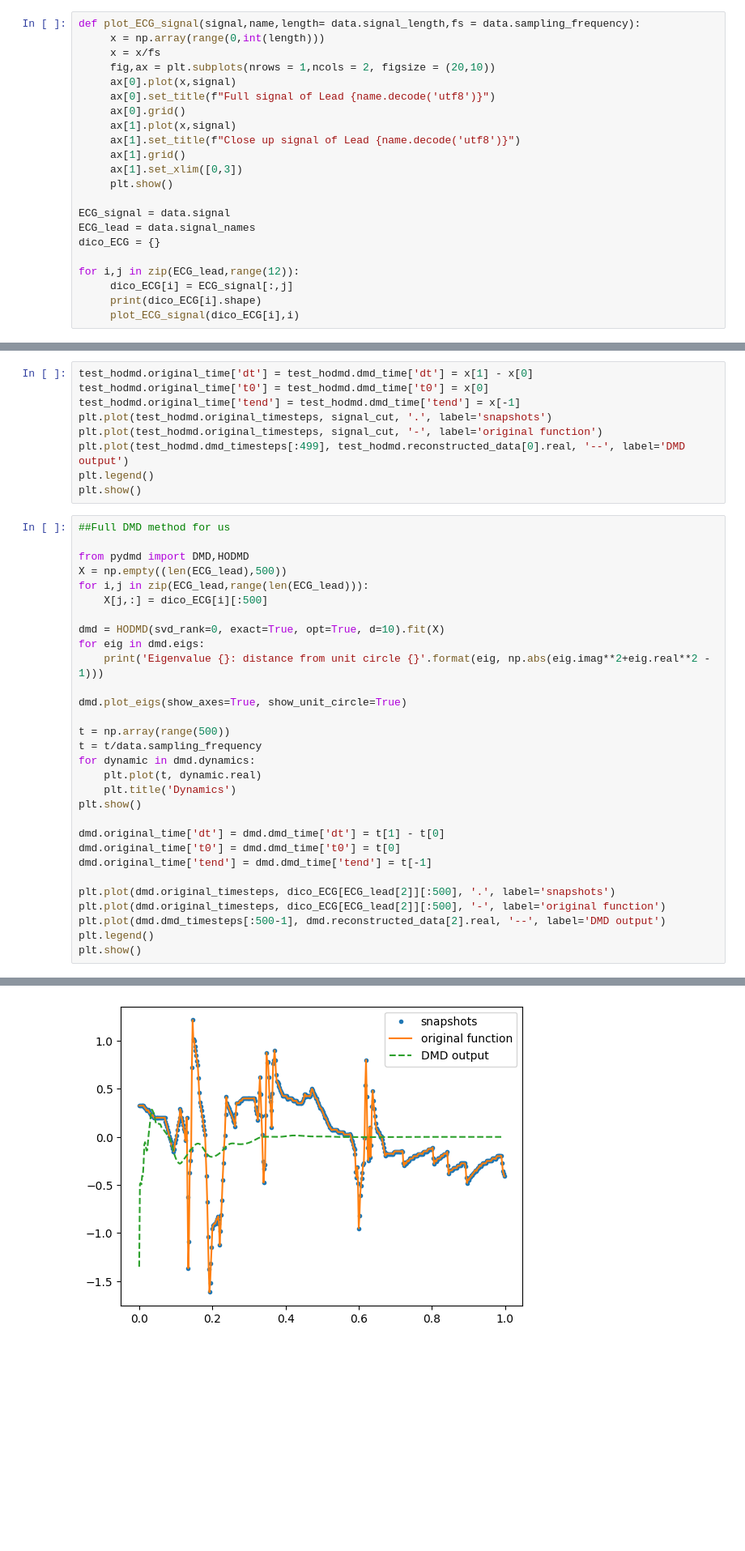
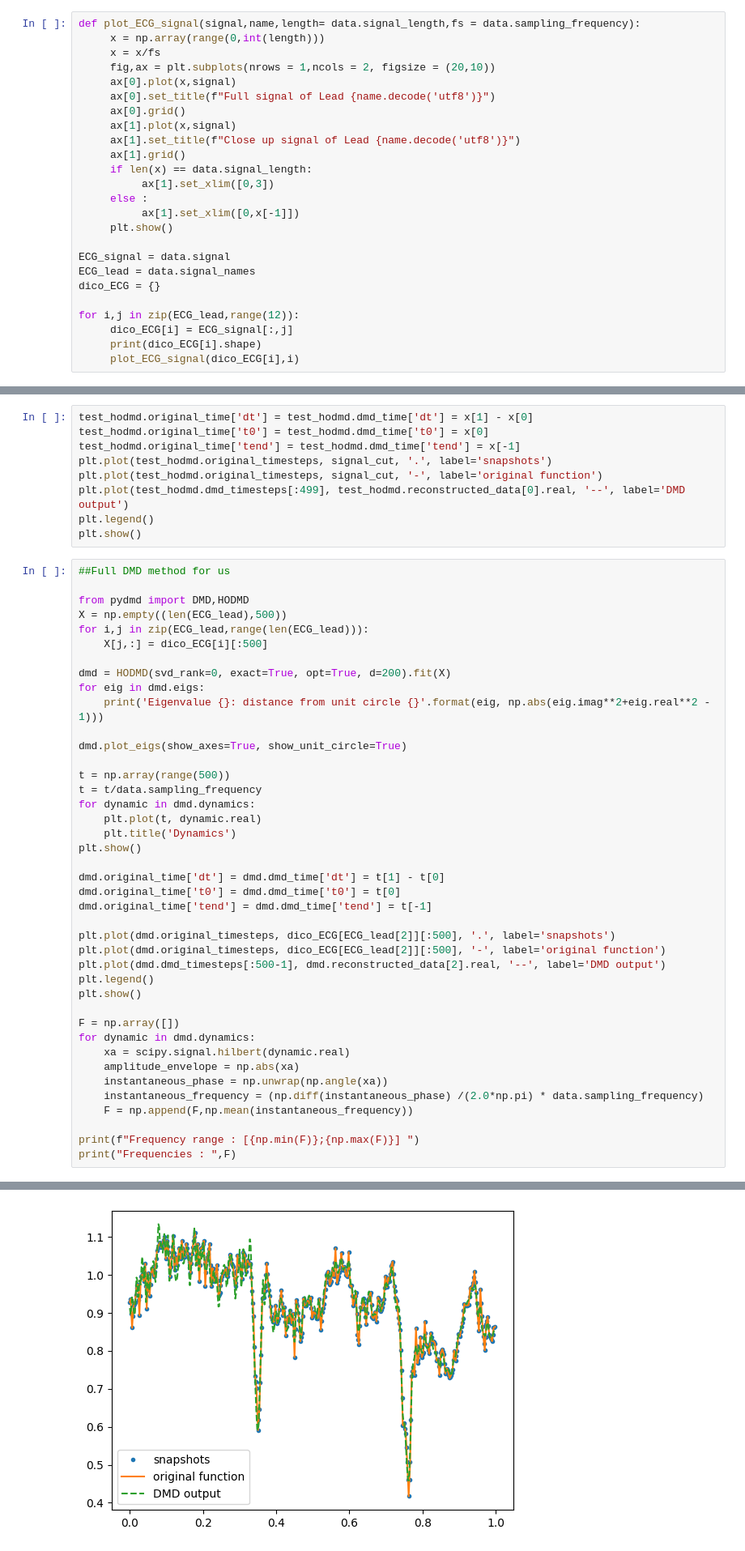
Before and after one commit to CBergerEPFL/maitrise, a Jupyter notebook: test_sample.ipynb, the cells around one changed output, grey strips where cells are left out. Shown at 81% size. Cells and saved outputs as stored; diff of their text form; blank space fills up the shorter version.

Commit message:
HODMD

```diff
--- a/test_sample.ipynb
+++ b/test_sample.ipynb
@@ -43,7 +43,10 @@ def plot_ECG_signal(signal,name,length= data.signal_length,fs = data.sampling_fr
      ax[1].plot(x,signal)
      ax[1].set_title(f"Close up signal of Lead {name.decode('utf8')}")
      ax[1].grid()
-     ax[1].set_xlim([0,3])
+     if len(x) == data.signal_length:
+          ax[1].set_xlim([0,3])
+     else :
+          ax[1].set_xlim([0,x[-1]])
      plt.show()
 
 ECG_signal = data.signal
@@ -1993,7 +1996,7 @@ X = np.empty((len(ECG_lead),500))
 for i,j in zip(ECG_lead,range(len(ECG_lead))):
     X[j,:] = dico_ECG[i][:500]
 
-dmd = HODMD(svd_rank=0, exact=True, opt=True, d=10).fit(X)
+dmd = HODMD(svd_rank=0, exact=True, opt=True, d=200).fit(X)
 for eig in dmd.eigs:
     print('Eigenvalue {}: distance from unit circle {}'.format(eig, np.abs(eig.imag**2+eig.real**2 - 1)))
 
@@ -2015,4 +2018,15 @@ plt.plot(dmd.original_timesteps, dico_ECG[ECG_lead[2]][:500], '-', label='origin
 plt.plot(dmd.dmd_timesteps[:500-1], dmd.reconstructed_data[2].real, '--', label='DMD output')
 plt.legend()
 plt.show()
+
+F = np.array([])
+for dynamic in dmd.dynamics:
+    xa = scipy.signal.hilbert(dynamic.real)
+    amplitude_envelope = np.abs(xa)
+    instantaneous_phase = np.unwrap(np.angle(xa))
+    instantaneous_frequency = (np.diff(instantaneous_phase) /(2.0*np.pi) * data.sampling_frequency)
+    F = np.append(F,np.mean(instantaneous_frequency))
+
+print(f"Frequency range : [{np.min(F)};{np.max(F)}] ")
+print("Frequencies : ",F)
 # %% [output]
@@ -2041 +2054 @@ Eigenvalue (0.9638687421996545+0j): distance from unit circle 0.0709570478104560
-[figure, old version]
+[figure, new version]
```
Also changed, not shown: parts of 4 cells of this notebook.
